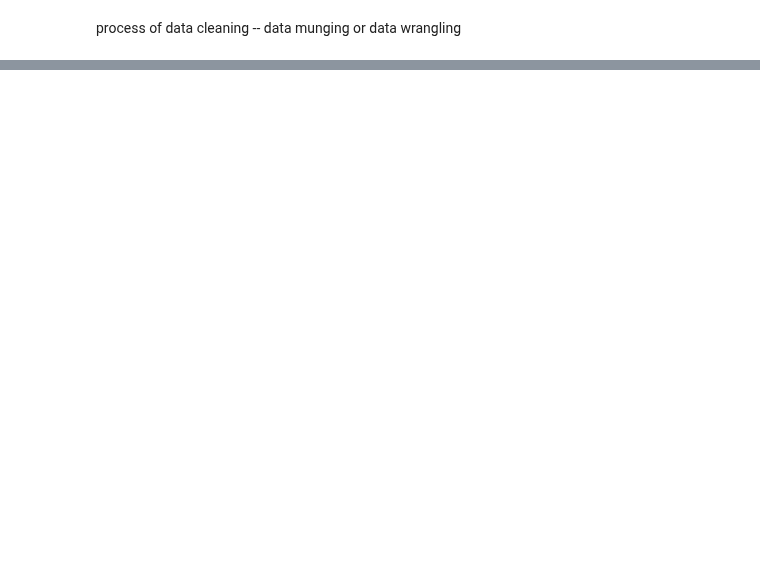
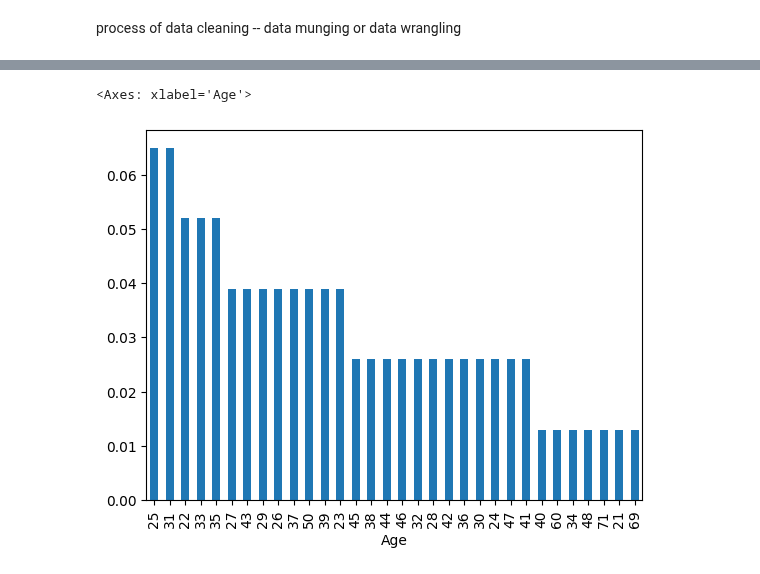
Before and after one commit to kelvinprabhu/Python_series, a Jupyter notebook: Pandas/basics.ipynb, the cells around one changed output, grey strips where cells are left out. Cells and saved outputs as stored; diff of their text form; code cells hidden in the pictures; blank space fills up the shorter version.

```diff
--- a/Pandas/basics.ipynb
+++ b/Pandas/basics.ipynb
@@ -60,0 +265,7 @@ process of data cleaning  -- data munging or data wrangling
+# %%
+import matplotlib.pyplot as plt
+# prob_edu.plot(kind='line')
+prob_age.plot(kind='bar')
+# %% [output]
+<Axes: xlabel='Age'>
+[figure, added]
```
Also changed, not shown: parts of 31 cells of this notebook, 2 other files.
